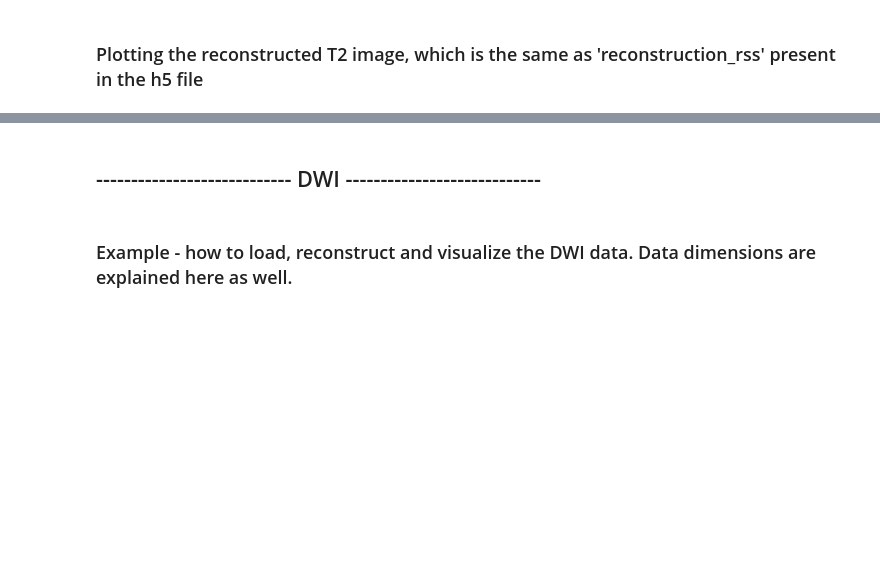
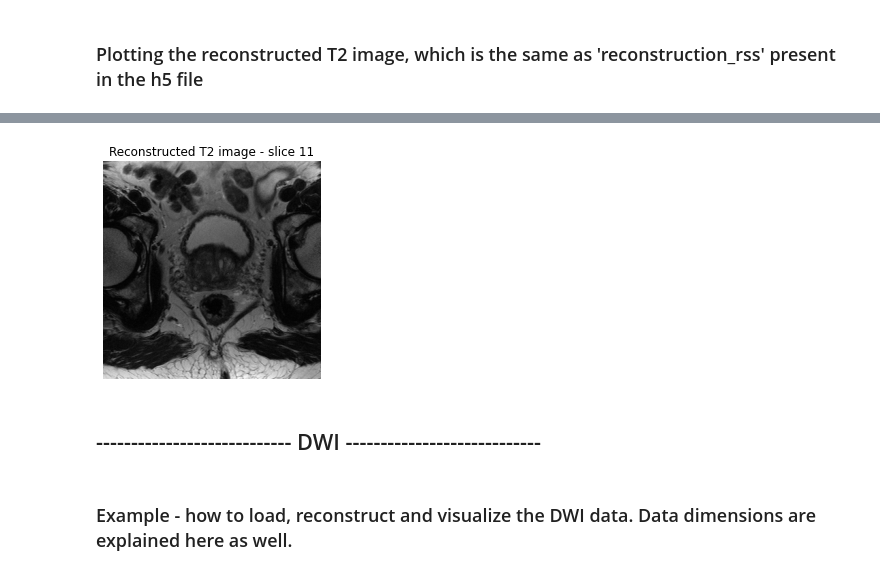
Before and after one commit to AlexSlock/fastMRI-hybrid-modelling, a Jupyter notebook: fastmri_prostate/fastmri_prostate_tutorial.ipynb, the cells around one changed output, grey strips where cells are left out. Saved outputs shown, nothing was run; the diff lists cells and outputs as text; code cells hidden in the pictures; blank space fills up the shorter version.

```diff
--- a/fastmri_prostate/fastmri_prostate_tutorial.ipynb
+++ b/fastmri_prostate/fastmri_prostate_tutorial.ipynb
@@ -70,3 +68,7 @@ display_t2_slice(img_dict_t2['reconstruction_rss'], 10)
+# %%
+display_t2_slice(reconstruction_rss, 10) # from reconstruction_rss in the file
+# %% [output]
+[figure, added]
 # %% [markdown]
 ## ---------------------------- DWI  ----------------------------
 # %% [markdown]
```
Also changed, not shown: parts of 3 cells of this notebook, 11 other files.
